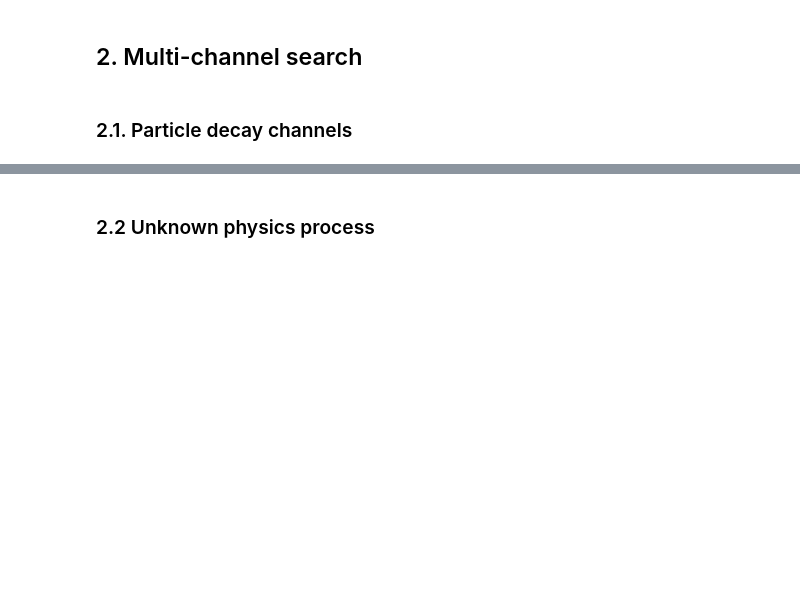
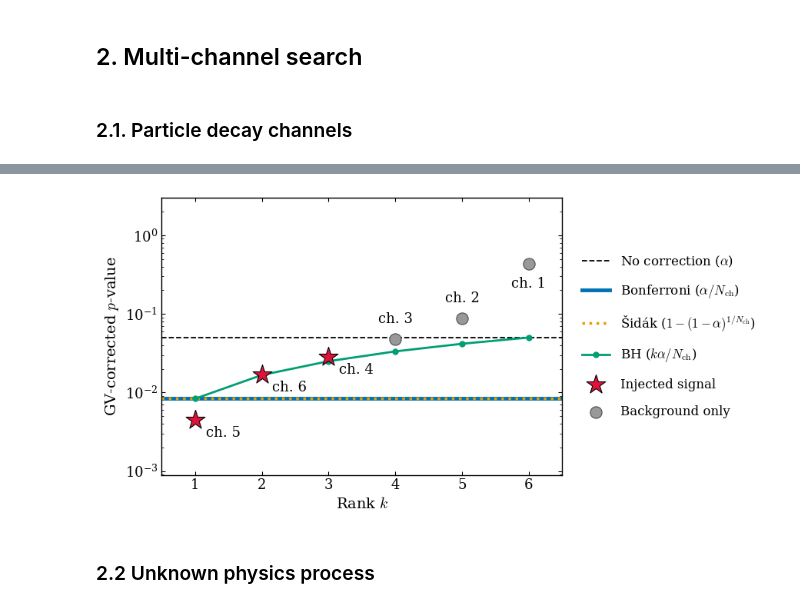
Before and after one commit to serodribe/LEE_review, a Jupyter notebook: notebooks/experiments.ipynb, the cells around one changed output, grey strips where cells are left out. Cells and saved outputs as stored; diff of their text form; code cells hidden in the pictures; blank space fills up the shorter version.

```diff
--- a/notebooks/experiments.ipynb
+++ b/notebooks/experiments.ipynb
@@ -846,3 +903,63 @@ plt.show()
+# %%
+# ------------------------------------------------------------------------------------------
+# Plot: all corrections in one figure
+# ------------------------------------------------------------------------------------------
+fig, ax = plt.subplots(figsize=(9, 4.5))
+ax.axhline(ALPHA, color='black', ls='--', lw=1.3, label=r'No correction ($\alpha$)')
+ax.axhline(alpha_bonferroni, color='#0072B2', ls='-', lw=3.5, label=r'Bonferroni ($\alpha/N_{\rm ch}$)')
+ax.axhline(alpha_sidak, color='#E69F00', ls=':', lw=2.5, label=r'Šidák ($1-(1-\alpha)^{1/N_{\rm ch}}$)')
+ax.plot(ranks, bh_thresholds, '-o', color='#009E73', lw=2, ms=5, label=r'BH ($k\alpha/N_{\rm ch}$)')
+
+ax.scatter(ranks[is_sig_sorted], p_global_sorted[is_sig_sorted], s=350, marker='*', color='crimson', edgecolor='black', linewidth=0.8, zorder=5, label='Injected signal')
+ax.scatter(ranks[~is_sig_sorted], p_global_sorted[~is_sig_sorted], s=120, marker='o', color='0.6', edgecolor='0.3', linewidth=0.8, zorder=5, label='Background only')
+
+ax.set_yscale('log')
+ax.set_xlim(0.5, N_CHANNELS + 0.5)
+ax.set_ylim(min(p_global_sorted.min(), alpha_bonferroni) / 5, 3)
+ax.xaxis.set_major_locator(mpl.ticker.MaxNLocator(integer=True))
+ax.tick_params(axis='x', which='minor', bottom=False, top=False)
+ax.set_xlabel('Rank $k$')
+ax.set_ylabel('GV-corrected $p$-value')
+ax.legend(frameon=False, loc='center left', bbox_to_anchor=(1.02, 0.5), handlelength=2.2, labelspacing=1.1)
+fig.tight_layout()
+
+# Channel labels (only readable for a small number of channels): each label takes the first candidate
+# position that stays inside the axes and does not overlap any line, marker or previously placed label
+if N_CHANNELS <= 15:
+    renderer = fig.canvas.get_renderer()
+    line_paths = [line.get_transform().transform_path(line.get_path()) for line in ax.lines]
+    pts_disp = ax.transData.transform(np.column_stack([ranks, p_global_sorted]))
+    marker_r = np.where(is_sig_sorted, np.sqrt(350), np.sqrt(120)) / 2 * fig.dpi / 72  # marker radius in pixels
+    marker_boxes = [mpl.transforms.Bbox.from_extents(x - r, y - r, x + r, y + r) for (x, y), r in zip(pts_disp, marker_r)]
+    # (dx, dy) in points, ha, va: preferred positions first
+    candidates_sig = [(10, 6, 'left', 'bottom'), (10, -6, 'left', 'top'), (-10, 6, 'right', 'bottom'), (-10, -6, 'right', 'top'),
+                      (0, 14, 'center', 'bottom'), (0, -14, 'center', 'top')]
+    candidates_bkg = [(0, -12, 'center', 'top'), (0, 12, 'center', 'bottom'), (10, -6, 'left', 'top'), (10, 6, 'left', 'bottom'),
+                      (-10, -6, 'right', 'top'), (-10, 6, 'right', 'bottom')]
+    candidates_far = [(dx * f, dy * f, ha, va) for f in (2, 3) for dx, dy, ha, va in candidates_sig]
+    placed = []
+    for i, (k, ch, p, is_sig) in enumerate(zip(ranks, p_global_argsorted, p_global_sorted, is_sig_sorted)):
+        candidates = (candidates_sig if is_sig else candidates_bkg) + candidates_far
+        for dx, dy, ha, va in candidates:
+            ann = ax.annotate(f'ch. {ch + 1}', (k, p), xytext=(dx, dy), textcoords='offset points', ha=ha, va=va, fontsize=13)
+            bbox = ann.get_window_extent(renderer).padded(2)
+            free = (ax.bbox.contains(bbox.x0, bbox.y0) and ax.bbox.contains(bbox.x1, bbox.y1)
+                    and not any(path.intersects_bbox(bbox, filled=False) for path in line_paths)
+                    and not any(bbox.overlaps(b) for j, b in enumerate(marker_boxes) if j != i)
+                    and not any(bbox.overlaps(b) for b in placed))
+            if free:
+                break
+            ann.remove()
+        else:  # no free position: fall back to the preferred one
+            dx, dy, ha, va = candidates[0]
+            ann = ax.annotate(f'ch. {ch + 1}', (k, p), xytext=(dx, dy), textcoords='offset points', ha=ha, va=va, fontsize=13)
+        placed.append(ann.get_window_extent(renderer))
+
+fig.savefig(os.path.join(OUT_DIR, 'multiple_testing_corrections.pdf'), dpi=300, bbox_inches='tight')
+
+plt.show()
+# %% [output]
+[figure, added]
 # %% [markdown]
 ### 2.2 Unknown physics process
 # %%
```
Also changed, not shown: parts of 7 cells of this notebook, 5 other files.
